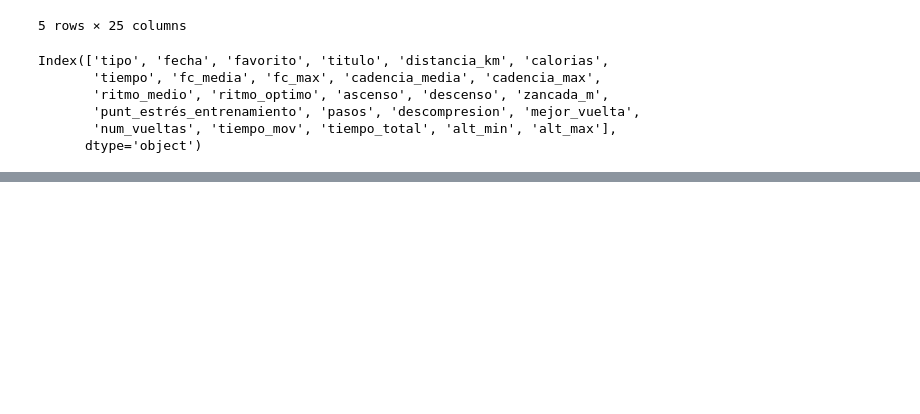
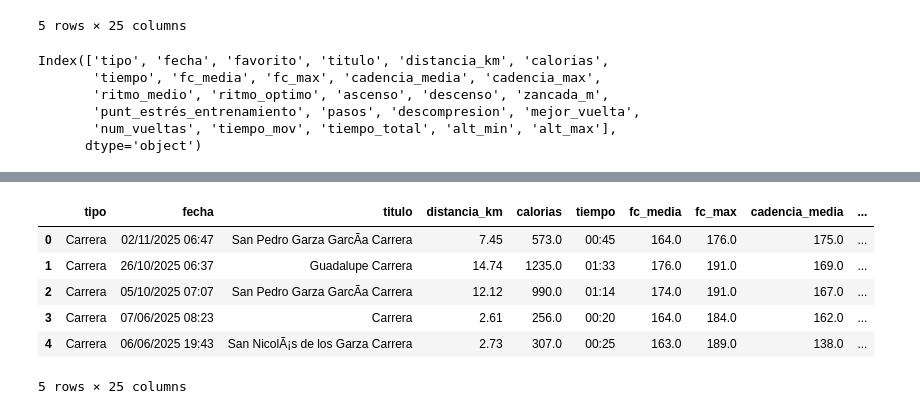
Before and after one commit to SergioCortes98/Aprendizaje-Automatico, a Jupyter notebook: Actividad2.ipynb, the cells around one changed output, grey strips where cells are left out. Drawn from its saved outputs; the diff is of its cells as text; code cells hidden in the pictures; blank space fills up the shorter version.

```diff
--- a/Actividad2.ipynb
+++ b/Actividad2.ipynb
@@ -52,0 +75,25 @@ Index(['tipo', 'fecha', 'favorito', 'titulo', 'distancia_km', 'calorias',
+# %%
+import numpy as np
+import pandas as pd
+# Columnas numéricas
+cols_numericas = [
+    "distancia_km", "calorias", "fc_media", "fc_max",
+    "cadencia_media", "cadencia_max", "ascenso", "descenso",
+    "zancada_m", "punt_estrés_entrenamiento", "pasos", "num_vueltas",
+    "alt_min", "alt_max"
+]
+
+# Limpieza y conversión
+for col in cols_numericas:
+    df[col] = (
+        df[col]
+        .astype(str)
+        .str.replace(",", "")     # quita comas
+        .str.replace("--", "")    # quita guiones
+        .str.strip()              # quita espacios
+        .replace("", np.nan)      # convierte vacíos en NaN
+        .astype(float)            # convierte a decimal
+    )
+
+# Verificacion de datos
+print(df.dtypes)
@@ -52,0 +188,12 @@ Index(['tipo', 'fecha', 'favorito', 'titulo', 'distancia_km', 'calorias',
+# %%
+# Subconjunto de solo carreras
+df_carreras = df[df["tipo"] == "Carrera"]
+df_carreras.head()
+# %% [output]
+|  | tipo | fecha | titulo | distancia_km | calorias | tiempo | fc_media | fc_max | cadencia_media | ... |
+| 0 | Carrera | 02/11/2025 06:47 | San Pedro Garza GarcÃ­a Carrera | 7.45 | 573.0 | 00:45 | 164.0 | 176.0 | 175.0 | ... |
+| 1 | Carrera | 26/10/2025 06:37 | Guadalupe Carrera | 14.74 | 1235.0 | 01:33 | 176.0 | 191.0 | 169.0 | ... |
+| 2 | Carrera | 05/10/2025 07:07 | San Pedro Garza GarcÃ­a Carrera | 12.12 | 990.0 | 01:14 | 174.0 | 191.0 | 167.0 | ... |
+| 3 | Carrera | 07/06/2025 08:23 | Carrera | 2.61 | 256.0 | 00:20 | 164.0 | 184.0 | 162.0 | ... |
+| 4 | Carrera | 06/06/2025 19:43 | San NicolÃ¡s de los Garza Carrera | 2.73 | 307.0 | 00:25 | 163.0 | 189.0 | 138.0 | ... |
+5 rows × 25 columns
```
Also changed, not shown: parts of 11 cells of this notebook.
